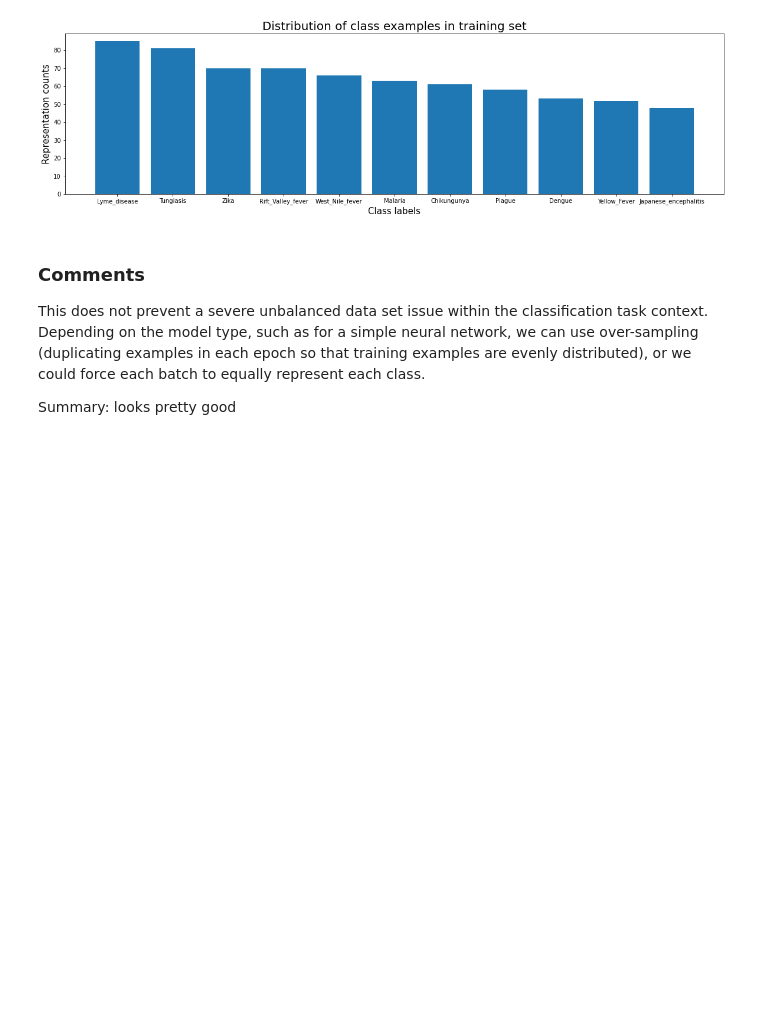
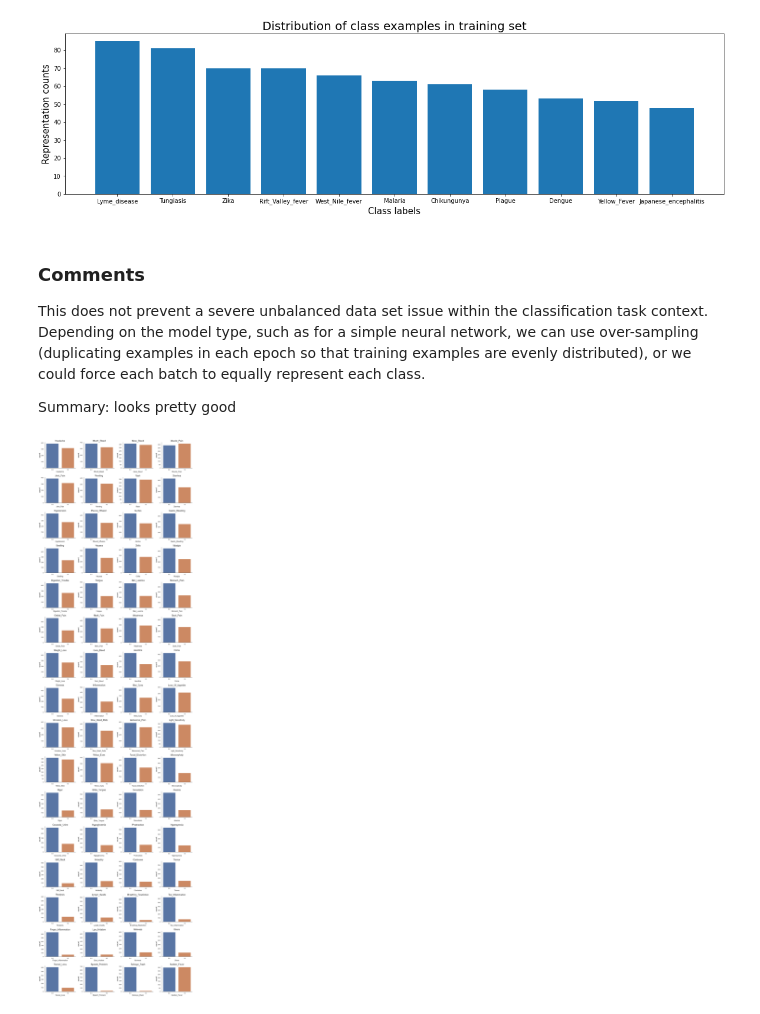
Before and after one commit to AmirMoazzami/207_final_project, a Jupyter notebook: Gray_initial_work_6_27_23_001.ipynb, the cells around one changed output. Cells and saved outputs as stored; diff of their text form; code cells hidden in the pictures; blank space fills up the shorter version.

```diff
--- a/Gray_initial_work_6_27_23_001.ipynb
+++ b/Gray_initial_work_6_27_23_001.ipynb
@@ -29,10 +29,14 @@ This does not prevent a severe unbalanced data set issue within the classificati
 
 Summary: looks pretty good
 # %%
-def plot_countplots(df, num_cols):
+def plot_countplots(df):
+    num_cols = 4
     num_rows = (len(df.columns)) // num_cols
-    fig, axes = plt.subplots(nrows=num_rows, ncols=num_cols, figsize=(18, 4*num_rows))
-    sns.set(font_scale=1.2, style='white')
+    fig, axes = plt.subplots(nrows=num_rows,
+                             ncols=num_cols,
+                             figsize=(18, 4*num_rows),
+                             facecolor='white')
+    sns.set(font_scale=1.4, style='white')
 
     for i, col_name in enumerate(df.columns):
         #if (col_name != 'is_generated') or (col_name != target_col):
@@ -45,5 +49,7 @@ def plot_countplots(df, num_cols):
 
     plt.tight_layout()
     plt.show()
-
-plot_countplots(DH.train_data, )
+# %%
+plot_countplots(DH.train_data)
+# %% [output]
+[figure, added]
```
Also changed, not shown: parts of 1 cell of this notebook.
